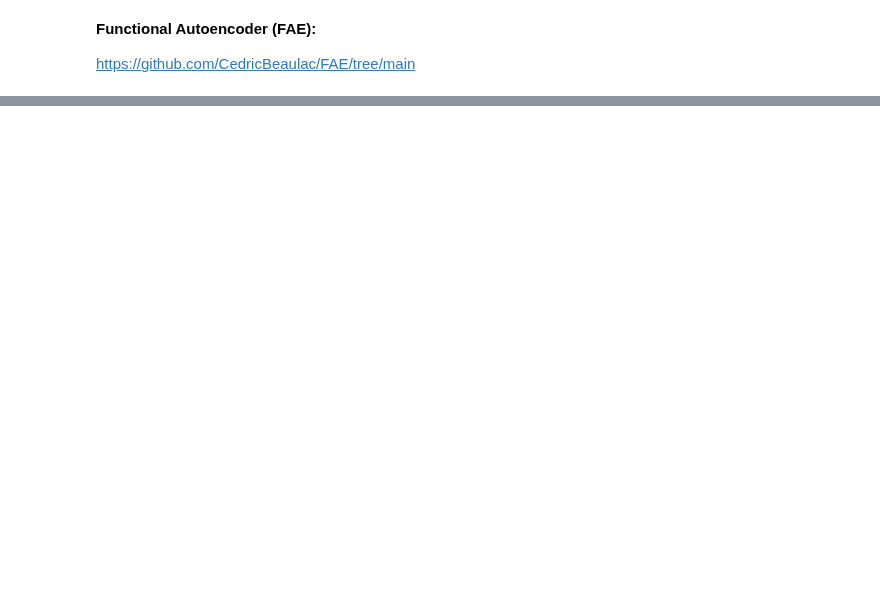
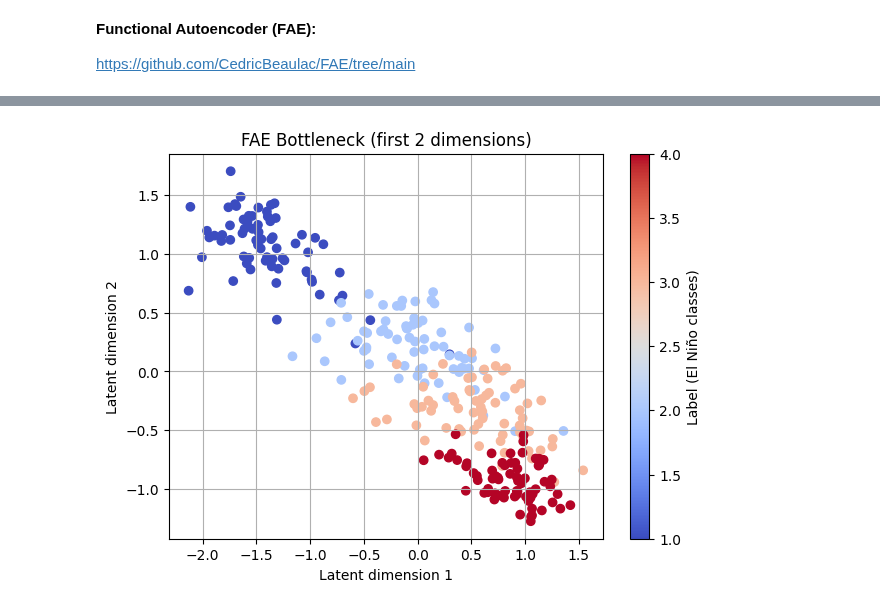
Before and after one commit to mobinapourmoshir/Functional-Autoencoder, a Jupyter notebook: FAE-Regular.ipynb, the cells around one changed output, grey strips where cells are left out. Drawn from its saved outputs; the diff is of its cells as text; code cells hidden in the pictures; blank space fills up the shorter version.

```diff
--- a/FAE-Regular.ipynb
+++ b/FAE-Regular.ipynb
@@ -278,0 +428,19 @@ stats.ttest_rel(classification_FAE_test_niter, classification_FPCA_test_niter) #
+# %%
+# Bottleneck of my autoencoder
+
+import matplotlib.pyplot as plt
+import numpy as np
+
+reps = FAE_reps_all_niter[0].detach().numpy()   # first replicate
+labels = label
+
+plt.figure(figsize=(7,5))
+plt.scatter(reps[:,0], reps[:,1], c=labels, cmap='coolwarm')
+plt.xlabel("Latent dimension 1")
+plt.ylabel("Latent dimension 2")
+plt.title("FAE Bottleneck (first 2 dimensions)")
+plt.colorbar(label="Label (El Niño classes)")
+plt.grid(True)
+plt.show()
+# %% [output]
+[figure, added]
```
Also changed, not shown: parts of 10 cells of this notebook, 1 other file.
